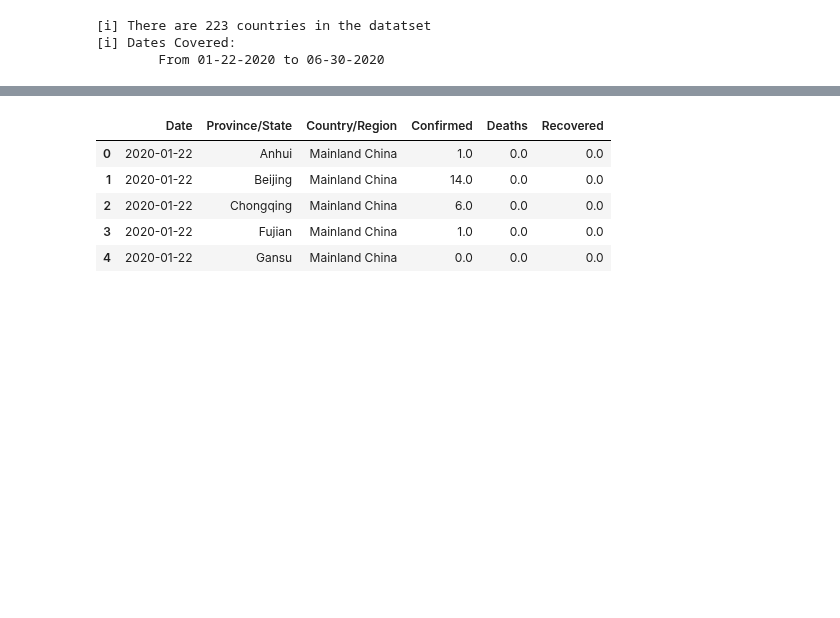
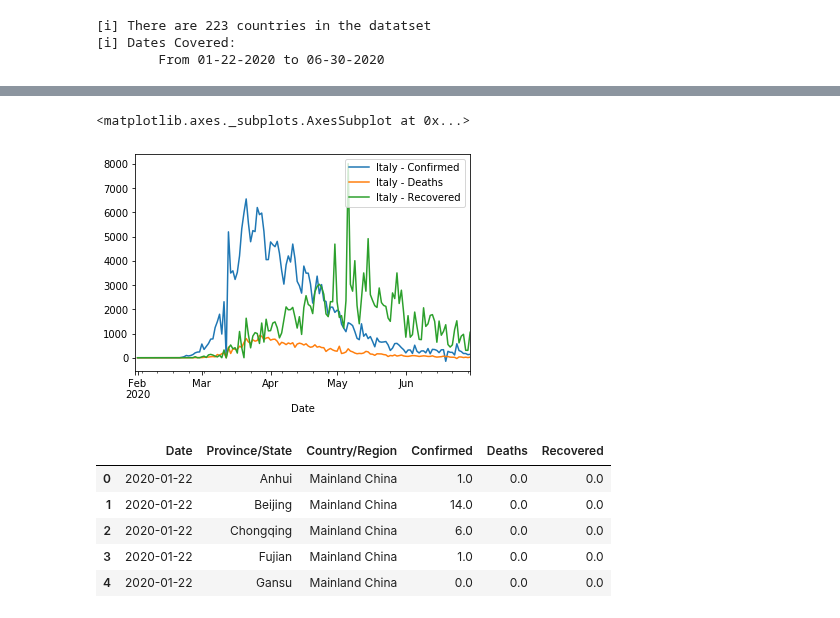
Before and after one commit to jirvingphd/playing-with-coronavirus-data, a Jupyter notebook: coronavirus-v2-post-classes.ipynb, the cells around one changed output, grey strips where cells are left out. Cells and saved outputs as stored; diff of their text form; code cells hidden in the pictures; blank space fills up the shorter version.

```diff
--- a/coronavirus-v2-post-classes.ipynb
+++ b/coronavirus-v2-post-classes.ipynb
@@ -140,3 +267,8 @@ corona.raw_df.head()
+# %%
+WORLD['Italy'].diff().plot()
+# %% [output]
+<matplotlib.axes._subplots.AxesSubplot at 0x...>
+[figure, added]
 # %%
 corona.df.head()
 # %% [output]
```
Also changed, not shown: parts of 11 cells of this notebook, 1 other file.
